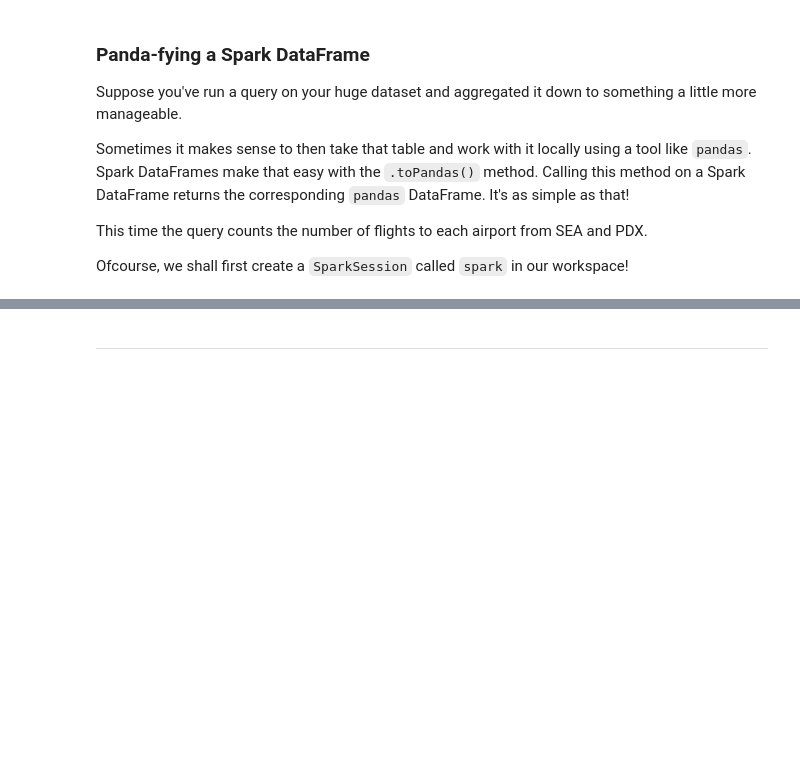
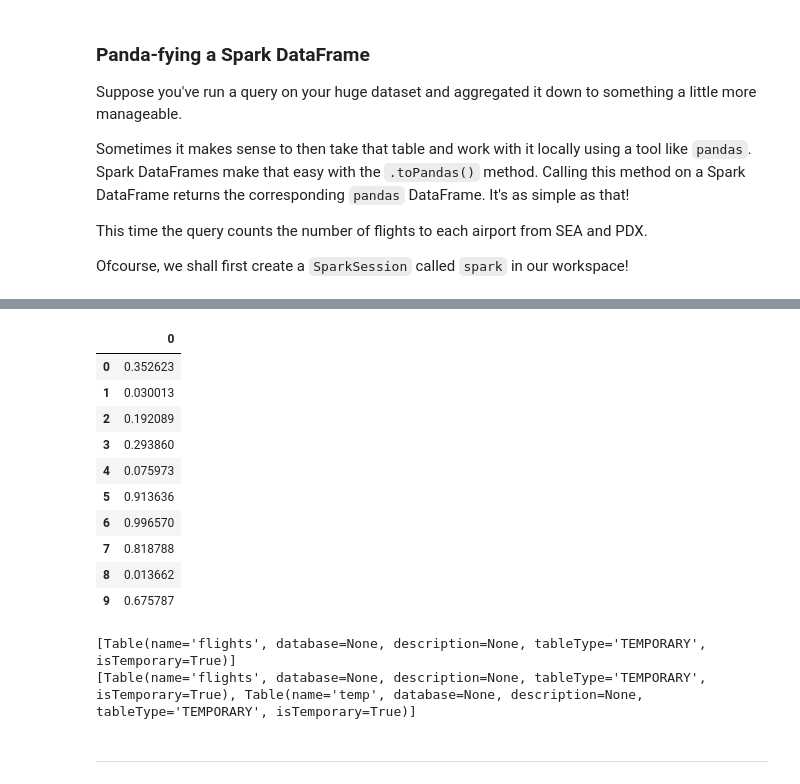
Before and after one commit to pratikgujral/learn-PySpark, a Jupyter notebook: Learn_PySpark.ipynb, the cells around one changed output, grey strips where cells are left out. Drawn from its saved outputs; the diff is of its cells as text; code cells hidden in the pictures; blank space fills up the shorter version.

```diff
--- a/Learn_PySpark.ipynb
+++ b/Learn_PySpark.ipynb
@@ -193,12 +366,25 @@ Check out the diagram to see all the different ways your Spark data structures i
+# %%
+from pyspark.sql import SparkSession
+import numpy as np
+import pandas as pd
+
+# Creating a temporary pandas DataFrame
+pd_temp = pd.DataFrame(np.random.random(10))
+pd_temp
+# %% [output]
+|  | 0 |
+| 0 | 0.352623 |
+| 1 | 0.030013 |
+| 2 | 0.192089 |
+| 3 | 0.293860 |
+| 4 | 0.075973 |
+| 5 | 0.913636 |
+| 6 | 0.996570 |
+| 7 | 0.818788 |
+| 8 | 0.013662 |
+| 9 | 0.675787 |
 # %%
-from pyspark.sql import SparkSession
-import numpy as np
-import pandas as pd
-
 spark = SparkSession.builder.getOrCreate()
-
-# Creating a temmporary pandas DataFrame
-pd_temp = pd.DataFrame(np.random.random(10))
 
 # Creating a Spark DataFrame called spark_temp by calling the .createDataFrame() method with pd_temp as the argument
 spark_temp = spark.createDataFrame(pd_temp)
@@ -213,6 +399,9 @@ spark_temp.createOrReplaceTempView('temp')
 # Examining the list of tables once again. This time, it will list our newly created temp DataFrame as a table
 print(spark.catalog.listTables())
 # OUTPUT-> [Table(name='flights', database=None, description=None, tableType='TEMPORARY', isTemporary=True), Table(name='temp', database=None, description=None, tableType='TEMPORARY', isTemporary=True)]
+# %% [output]
+[Table(name='flights', database=None, description=None, tableType='TEMPORARY', isTemporary=True)]
+[Table(name='flights', database=None, description=None, tableType='TEMPORARY', isTemporary=True), Table(name='temp', database=None, description=None, tableType='TEMPORARY', isTemporary=True)]
 # %% [markdown]
 ---
 # %% [markdown]
```
Also changed, not shown: parts of 45 cells of this notebook.
